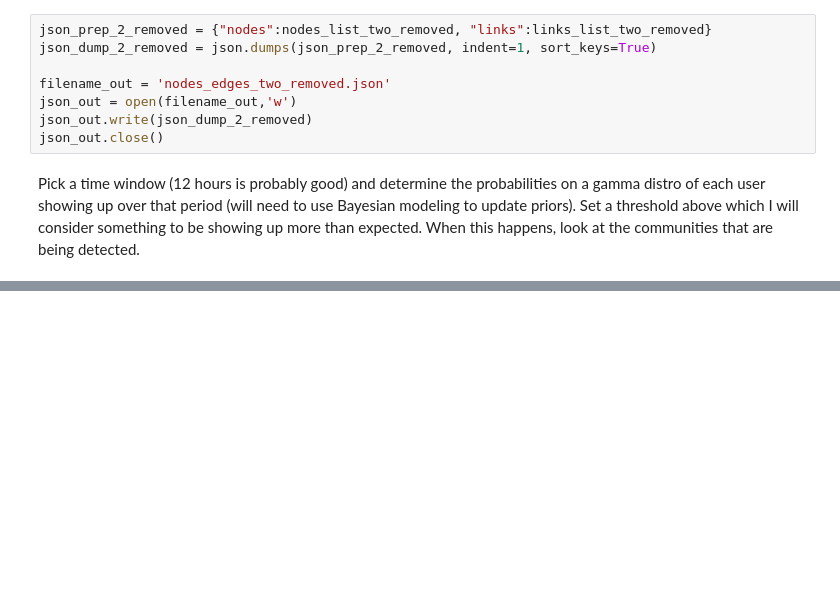
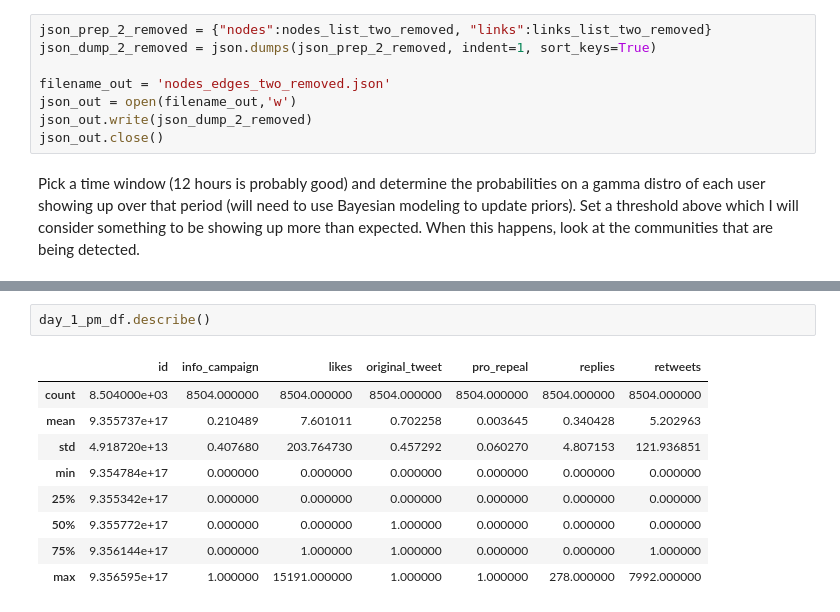
Before and after one commit to tylernwatson/galvanize_dsi_capstone, a Jupyter notebook: EDA_scripted.ipynb, the cells around one changed output, grey strips where cells are left out. Drawn from its saved outputs; the diff is of its cells as text; blank space fills up the shorter version.

```diff
--- a/EDA_scripted.ipynb
+++ b/EDA_scripted.ipynb
@@ -612,0 +668,12 @@ Pick a time window (12 hours is probably good) and determine the probabilities o
+# %%
+day_1_pm_df.describe()
+# %% [output]
+|  | id | info_campaign | likes | original_tweet | pro_repeal | replies | retweets |
+| count | 8.504000e+03 | 8504.000000 | 8504.000000 | 8504.000000 | 8504.000000 | 8504.000000 | 8504.000000 |
+| mean | 9.355737e+17 | 0.210489 | 7.601011 | 0.702258 | 0.003645 | 0.340428 | 5.202963 |
+| std | 4.918720e+13 | 0.407680 | 203.764730 | 0.457292 | 0.060270 | 4.807153 | 121.936851 |
+| min | 9.354784e+17 | 0.000000 | 0.000000 | 0.000000 | 0.000000 | 0.000000 | 0.000000 |
+| 25% | 9.355342e+17 | 0.000000 | 0.000000 | 0.000000 | 0.000000 | 0.000000 | 0.000000 |
+| 50% | 9.355772e+17 | 0.000000 | 0.000000 | 1.000000 | 0.000000 | 0.000000 | 0.000000 |
+| 75% | 9.356144e+17 | 0.000000 | 1.000000 | 1.000000 | 0.000000 | 0.000000 | 1.000000 |
+| max | 9.356595e+17 | 1.000000 | 15191.000000 | 1.000000 | 1.000000 | 278.000000 | 7992.000000 |
```
Also changed, not shown: parts of 9 cells of this notebook.
